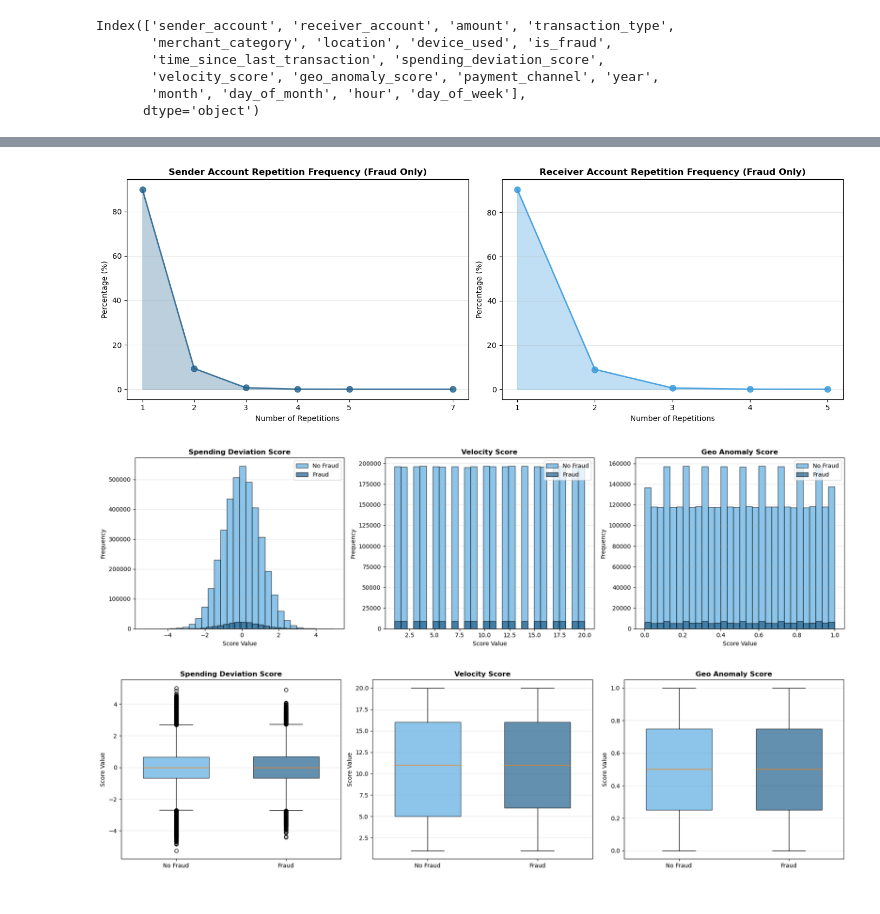
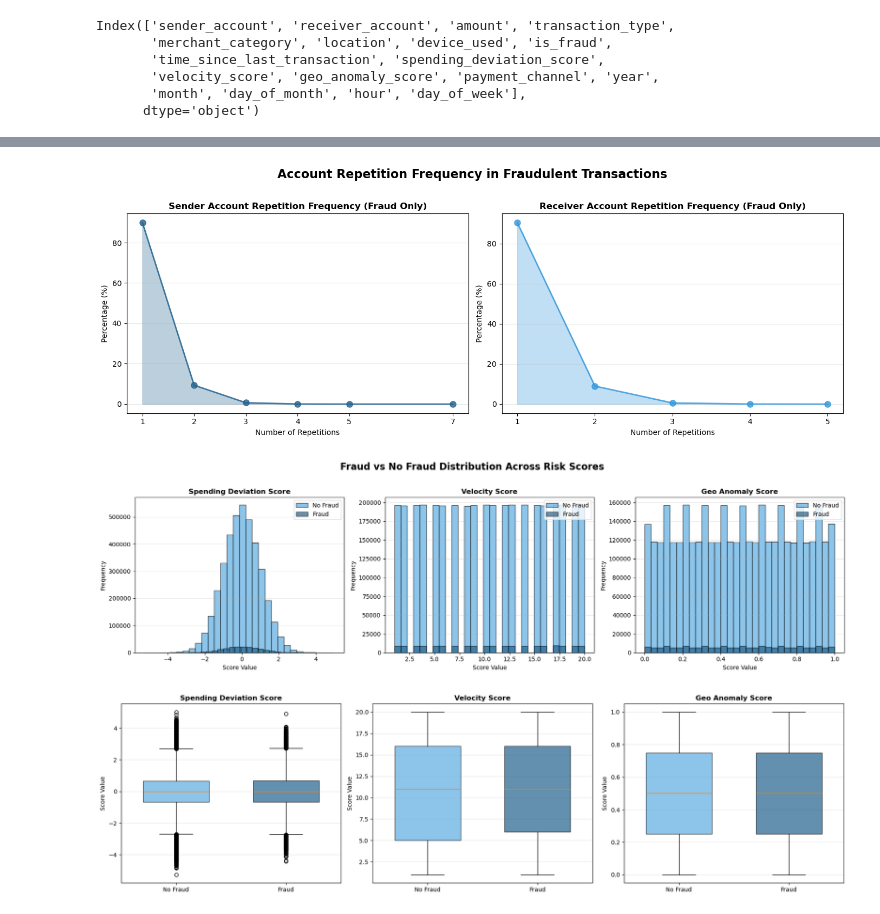
Before and after one commit to mlopezza/financial_fraud_detection_project, a Jupyter notebook: data/data_visualization.ipynb, the cells around one changed output, grey strips where cells are left out. Cells and saved outputs as stored; diff of their text form; code cells hidden in the pictures.

```diff
--- a/data/data_visualization.ipynb
+++ b/data/data_visualization.ipynb
@@ -294,36 +296,37 @@ receiver_pos_freq = receiver_pos_counts.value_counts().sort_index()
 # Convert to percentages
 sender_pos_pct = (sender_pos_freq / sender_pos_freq.sum()) * 100
 receiver_pos_pct = (receiver_pos_freq / receiver_pos_freq.sum()) * 100
 
 fig, axes = plt.subplots(1, 2, figsize=(14, 5))
+fig.suptitle('Account Repetition Frequency in Fraudulent Transactions',  # <--- LÍNEA AÑADIDA
+             fontsize=16, fontweight='bold', y=1.02)
 
 # Plot for Sender Account
 axes[0].plot(sender_pos_pct.index, sender_pos_pct.values,
             marker='o', linewidth=2, markersize=8, color='#21618c', alpha=0.8)
 axes[0].fill_between(sender_pos_pct.index, sender_pos_pct.values, alpha=0.3, color='#21618c')
 axes[0].set_title('Sender Account Repetition Frequency (Fraud Only)', fontweight='bold')
 axes[0].set_xlabel('Number of Repetitions')
 axes[0].set_ylabel('Percentage (%)')
 axes[0].set_xticks(sender_pos_pct.index)
 axes[0].grid(axis='y', alpha=0.3)
 
 # Plot for Receiver Account
 axes[1].plot(receiver_pos_pct.index, receiver_pos_pct.values,
             marker='o', linewidth=2, markersize=8, color='#3498db', alpha=0.8)
 axes[1].fill_between(receiver_pos_pct.index, receiver_pos_pct.values, alpha=0.3, color='#3498db')
 axes[1].set_title('Receiver Account Repetition Frequency (Fraud Only)', fontweight='bold')
 axes[1].set_xlabel('Number of Repetitions')
 axes[1].set_ylabel('Percentage (%)')
 axes[1].set_xticks(receiver_pos_pct.index)
 axes[1].grid(axis='y', alpha=0.3)
 
 plt.tight_layout()
 plt.savefig('../images/account_repetition_frequency_fraud_only.png', dpi=300, bbox_inches='tight')
 plt.show()
 # %% [output]
-[figure, old version]
+[figure, new version]
 # %%
-
 # Separate data by fraud status
 fraud_positive = fraud_data[fraud_data['is_fraud'] == 1]
 fraud_negative = fraud_data[fraud_data['is_fraud'] == 0]
@@ -334,9 +337,10 @@ titles = ['Spending Deviation Score', 'Velocity Score', 'Geo Anomaly Score']
 
 # Create the plot
 fig, axes = plt.subplots(1, 3, figsize=(18, 5))
+fig.suptitle('Fraud vs No Fraud Distribution Across Risk Scores',  # <--- LÍNEA AÑADIDA
+             fontsize=16, fontweight='bold', y=1.02)
 
 for idx, (score, title) in enumerate(zip(scores, titles)):
-    # Create histograms for fraud and no fraud
     axes[idx].hist(fraud_negative[score], bins=30, alpha=0.7,
                    label='No Fraud', color='#5dade2', edgecolor='black')
     axes[idx].hist(fraud_positive[score], bins=30, alpha=0.7,
@@ -352,7 +356,7 @@ plt.tight_layout()
 plt.savefig('../images/fraud_scores_comparison.png', dpi=300, bbox_inches='tight')
 plt.show()
 # %% [output]
-[figure, old version]
+[figure, new version]
 # %%
 fig, axes = plt.subplots(1, 3, figsize=(18, 5))
 
```
Also changed, not shown: parts of 3 cells of this notebook, 6 other files.
